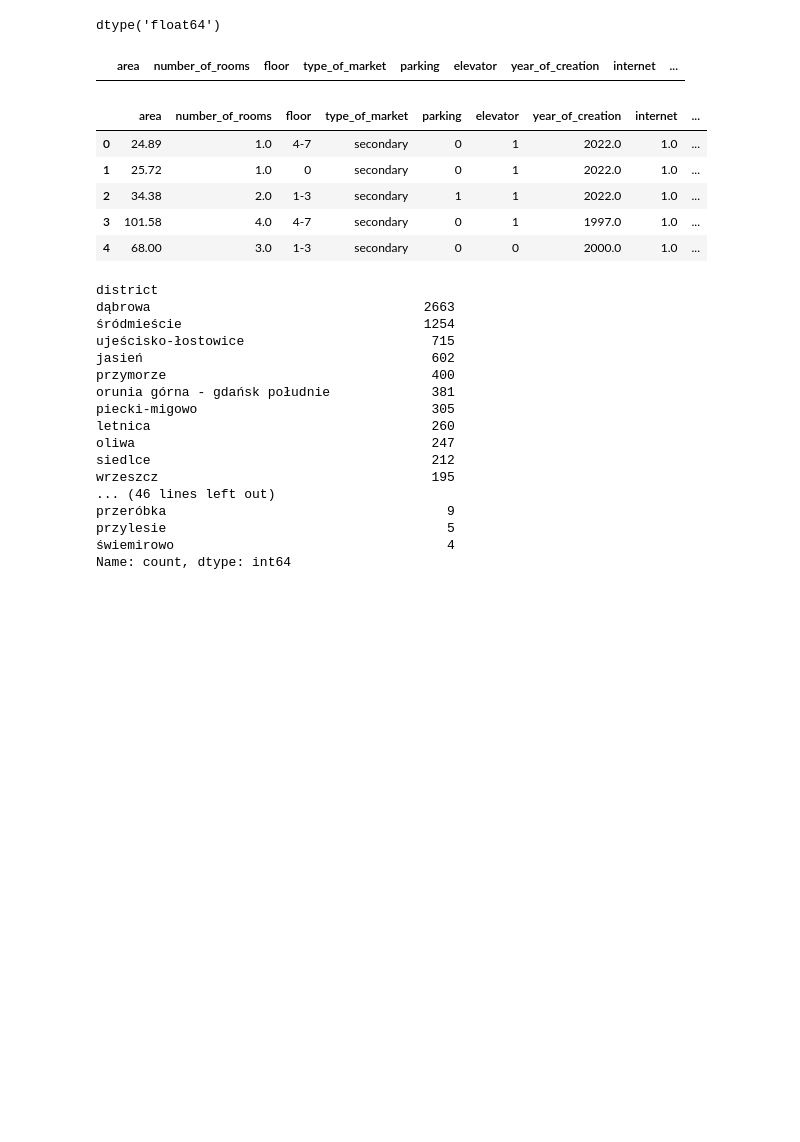
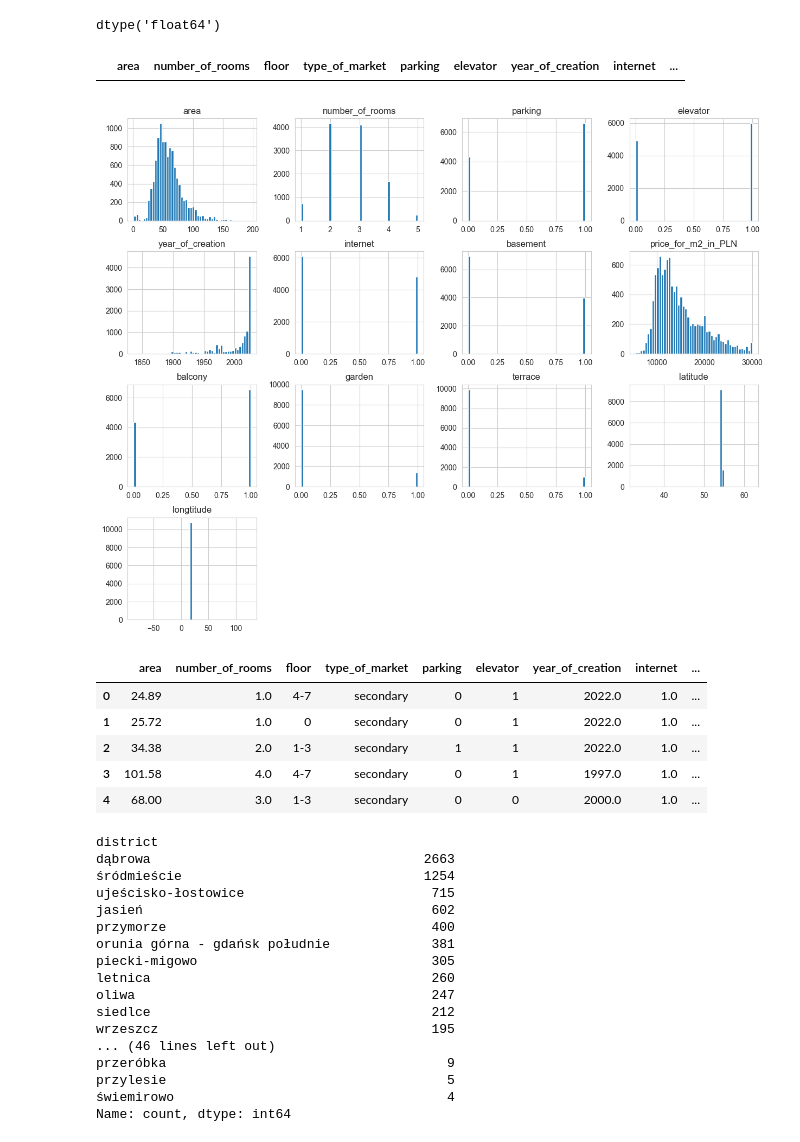
Before and after one commit to Krzy-Doma/Real_estate_price_forecasting, a Jupyter notebook: modeling/models.ipynb, the cells around one changed output. Cells and saved outputs as stored; diff of their text form; code cells hidden in the pictures; blank space fills up the shorter version.

```diff
--- a/modeling/models.ipynb
+++ b/modeling/models.ipynb
@@ -116,6 +116,13 @@ dtype('float64')
 data[data['price_for_m2_in_PLN'] < 5000]
 # %% [output]
 |  | area | number_of_rooms | floor | type_of_market | parking | elevator | year_of_creation | internet | ... |
+# %%
+# histogram
+data_numerical = data.drop(['type_of_market', 'type_of_building', 'floor', 'street', 'district', 'city'], axis=1)
+data_numerical.hist(bins=50, figsize=(15,12))
+plt.show()
+# %% [output]
+[figure, added]
 # %%
 crimes_per_city = {
     'gdynia': 144,
```
Also changed, not shown: parts of 15 cells of this notebook.
